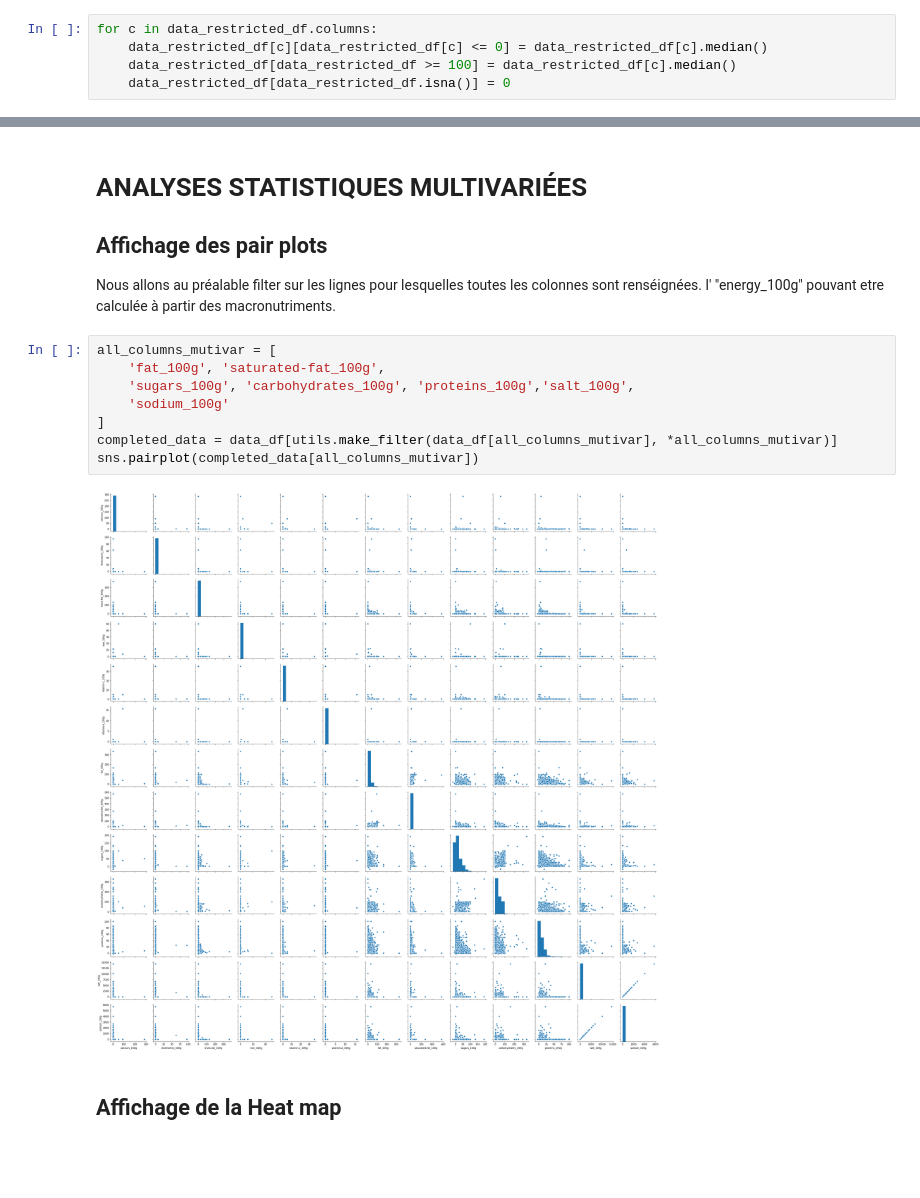
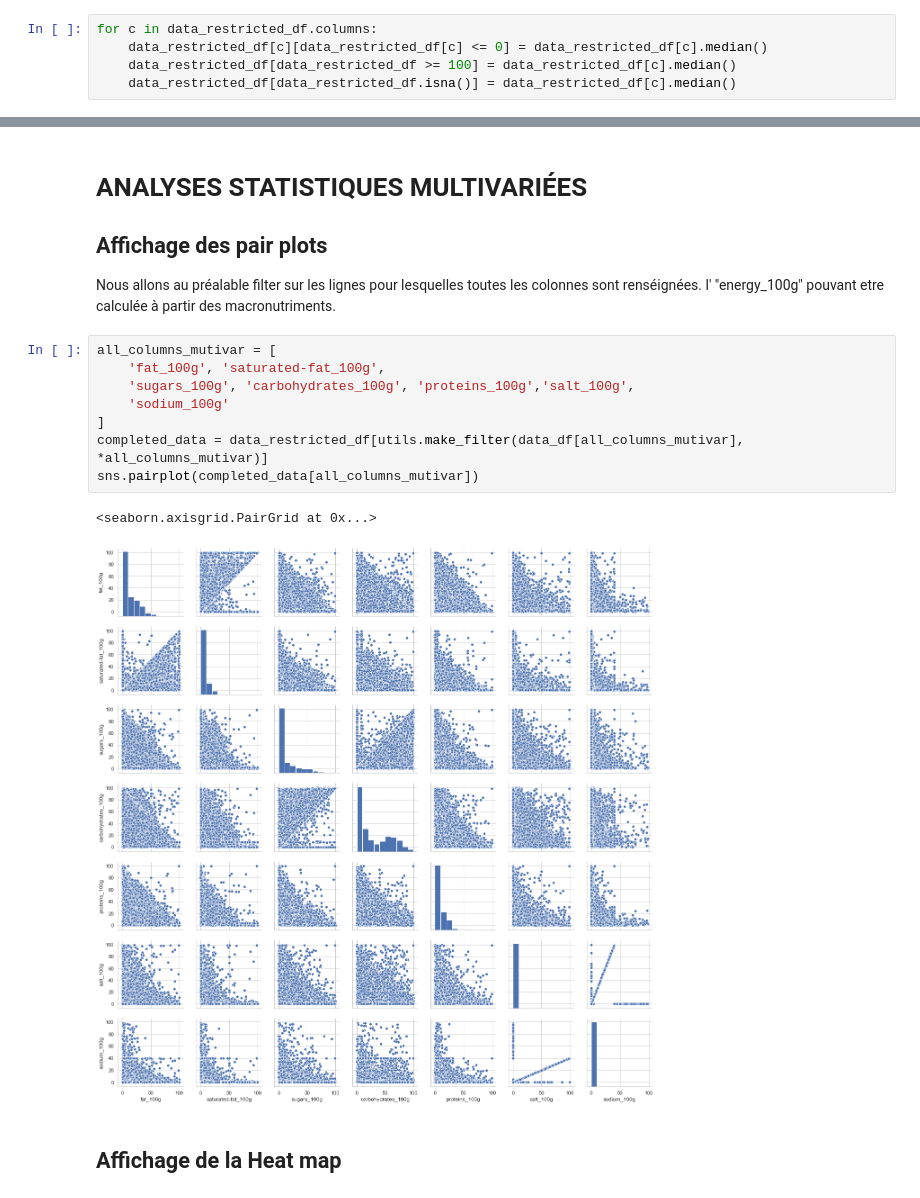
Before and after one commit to asaidomar/openclassrooms_projet3, a Jupyter notebook: projet3/main.ipynb, the cells around one changed output, grey strips where cells are left out. Saved outputs shown, nothing was run; the diff lists cells and outputs as text; blank space fills up the shorter version.

Commit message:
Use restricted data for pair plot

```diff
--- a/projet3/main.ipynb
+++ b/projet3/main.ipynb
@@ -282,7 +282,7 @@ On constate des données < 0 et d'autre > 100g, on va donc procéder à des remp
 for c in data_restricted_df.columns:
     data_restricted_df[c][data_restricted_df[c] <= 0] = data_restricted_df[c].median()
     data_restricted_df[data_restricted_df >= 100] = data_restricted_df[c].median()
-    data_restricted_df[data_restricted_df.isna()] = 0
+    data_restricted_df[data_restricted_df.isna()] = data_restricted_df[c].median()
 # %% [output]
 A value is trying to be set on a copy of a slice from a DataFrame
 
@@ -432,13 +432,14 @@ l' "energy_100g" pouvant etre calculée à partir des macronutriments.
 # %%
 all_columns_mutivar = [
     'fat_100g', 'saturated-fat_100g',
     'sugars_100g', 'carbohydrates_100g', 'proteins_100g','salt_100g',
     'sodium_100g'
 ]
-completed_data = data_df[utils.make_filter(data_df[all_columns_mutivar], *all_columns_mutivar)]
+completed_data = data_restricted_df[utils.make_filter(data_df[all_columns_mutivar], *all_columns_mutivar)]
 sns.pairplot(completed_data[all_columns_mutivar])
 # %% [output]
+<seaborn.axisgrid.PairGrid at 0x...>
-[figure, old version]
+[figure, new version]
 # %% [markdown]
 ## Affichage de la Heat map
 # %%
```
Also changed, not shown: parts of 1 cell of this notebook.
